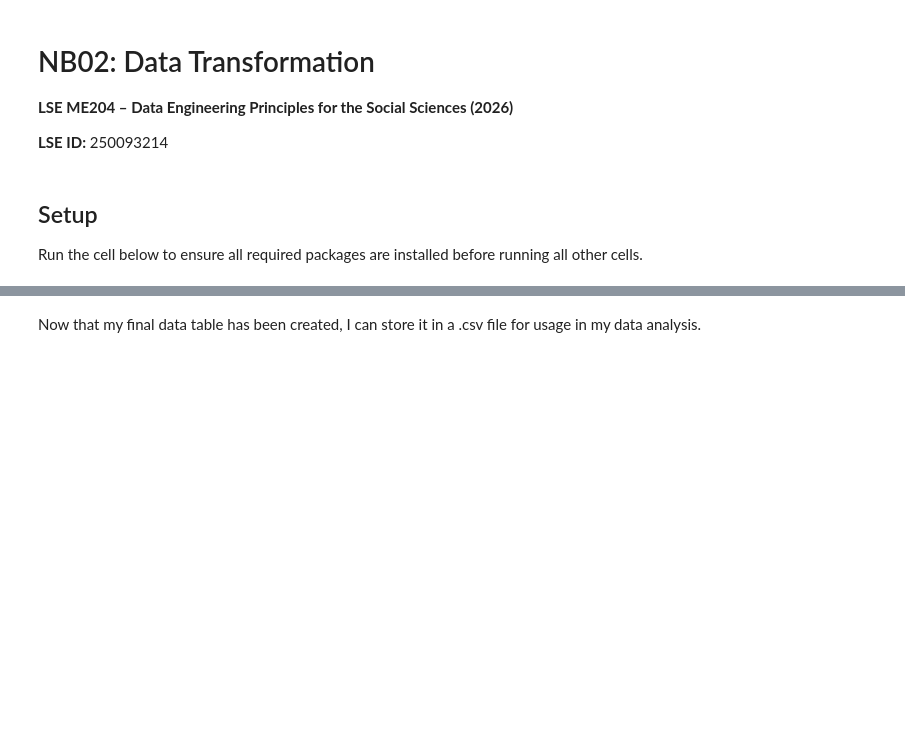
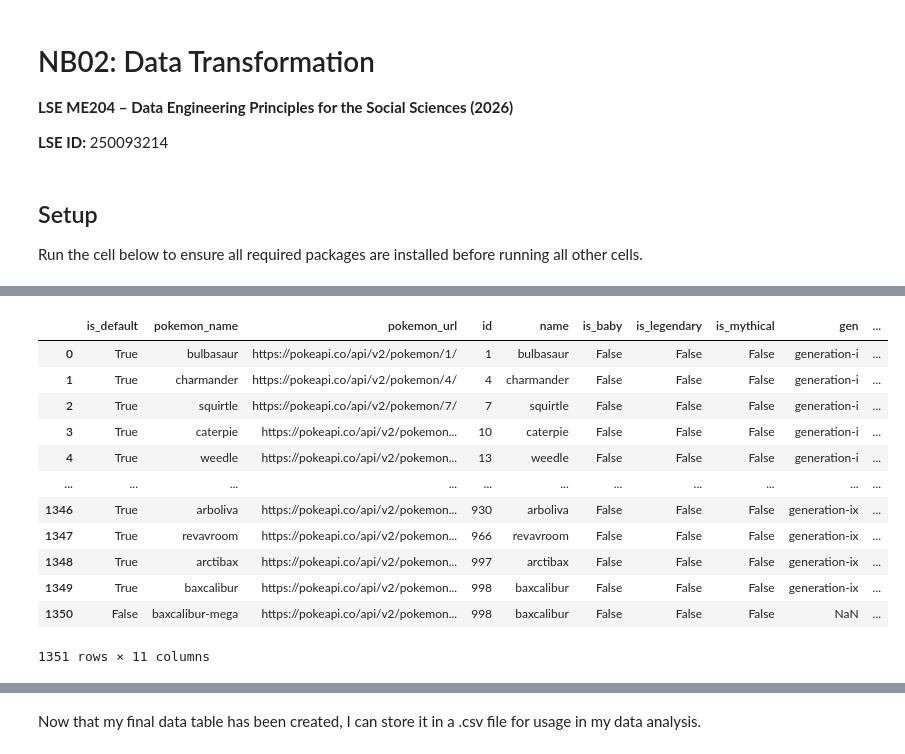
Before and after one commit to AEG-1309/me204-final-project, a Jupyter notebook: notebooks/NB02-Data-Transformation.ipynb, the cells around one changed output, grey strips where cells are left out. Drawn from its saved outputs; the diff is of its cells as text; code cells hidden in the pictures; blank space fills up the shorter version.

```diff
--- a/notebooks/NB02-Data-Transformation.ipynb
+++ b/notebooks/NB02-Data-Transformation.ipynb
@@ -144,0 +73,7 @@ stats_df.to_csv('../data/processed/stats_df.csv', index = False)a
+# %%
+total_bst = (
+    stats_df
+    .groupby(['name'], as_index = False)
+    ['base_stat'].sum()
+    .rename(columns={'name':'pokemon_name'})
+)
@@ -145 +96,19 @@ stats_df.to_csv('../data/processed/stats_df.csv', index = False)a
+# %%
+main_df = pd.merge(left = spec_df, right = total_bst, how = 'left', on = ['pokemon_name'])
+
+main_df
+# %% [output]
+|  | is_default | pokemon_name | pokemon_url | id | name | is_baby | is_legendary | is_mythical | gen | ... |
+| 0 | True | bulbasaur | https://pokeapi.co/api/v2/pokemon/1/ | 1 | bulbasaur | False | False | False | generation-i | ... |
+| 1 | True | charmander | https://pokeapi.co/api/v2/pokemon/4/ | 4 | charmander | False | False | False | generation-i | ... |
+| 2 | True | squirtle | https://pokeapi.co/api/v2/pokemon/7/ | 7 | squirtle | False | False | False | generation-i | ... |
+| 3 | True | caterpie | https://pokeapi.co/api/v2/pokemon... | 10 | caterpie | False | False | False | generation-i | ... |
+| 4 | True | weedle | https://pokeapi.co/api/v2/pokemon... | 13 | weedle | False | False | False | generation-i | ... |
+| ... | ... | ... | ... | ... | ... | ... | ... | ... | ... | ... |
+| 1346 | True | arboliva | https://pokeapi.co/api/v2/pokemon... | 930 | arboliva | False | False | False | generation-ix | ... |
+| 1347 | True | revavroom | https://pokeapi.co/api/v2/pokemon... | 966 | revavroom | False | False | False | generation-ix | ... |
+| 1348 | True | arctibax | https://pokeapi.co/api/v2/pokemon... | 997 | arctibax | False | False | False | generation-ix | ... |
+| 1349 | True | baxcalibur | https://pokeapi.co/api/v2/pokemon... | 998 | baxcalibur | False | False | False | generation-ix | ... |
+| 1350 | False | baxcalibur-mega | https://pokeapi.co/api/v2/pokemon... | 998 | baxcalibur | False | False | False | NaN | ... |
+1351 rows × 11 columns
 # %% [markdown]
```
Also changed, not shown: parts of 29 cells of this notebook, 3 other files.
